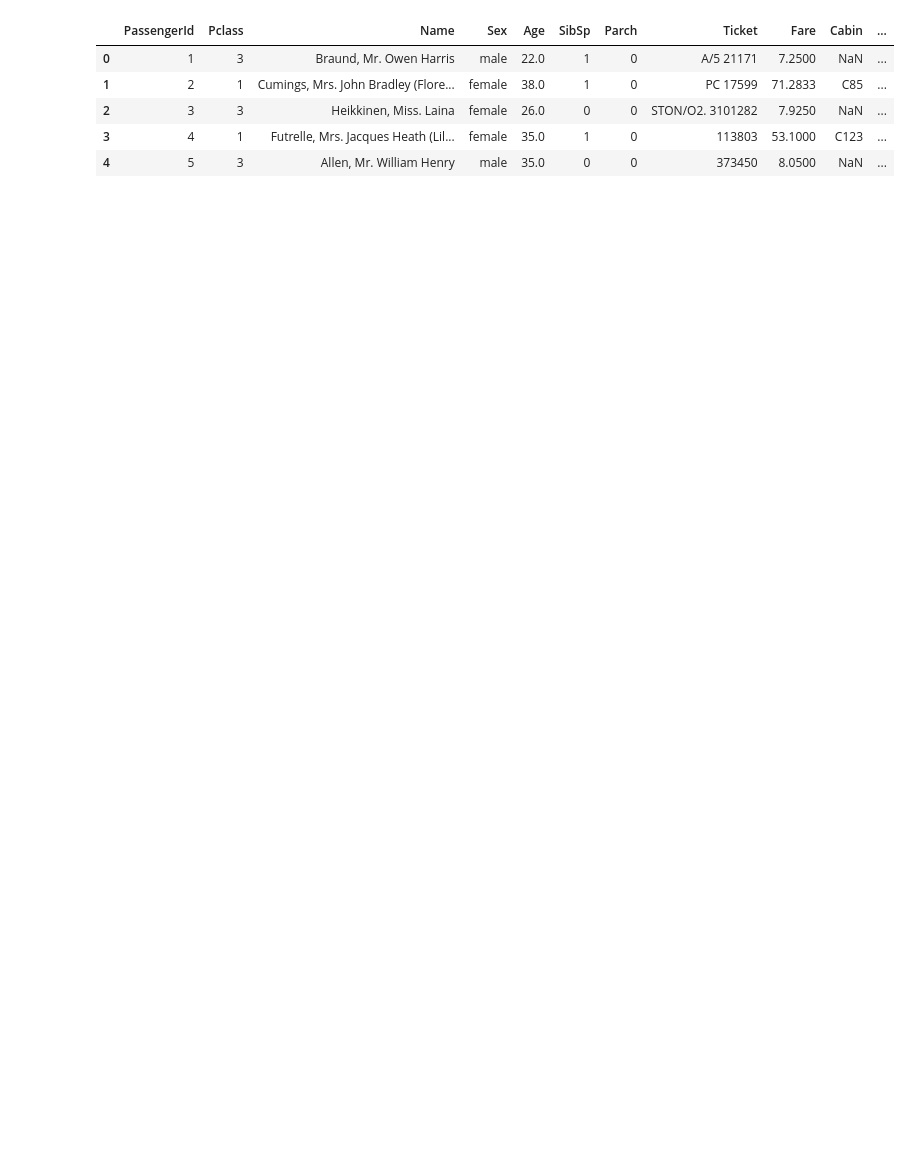
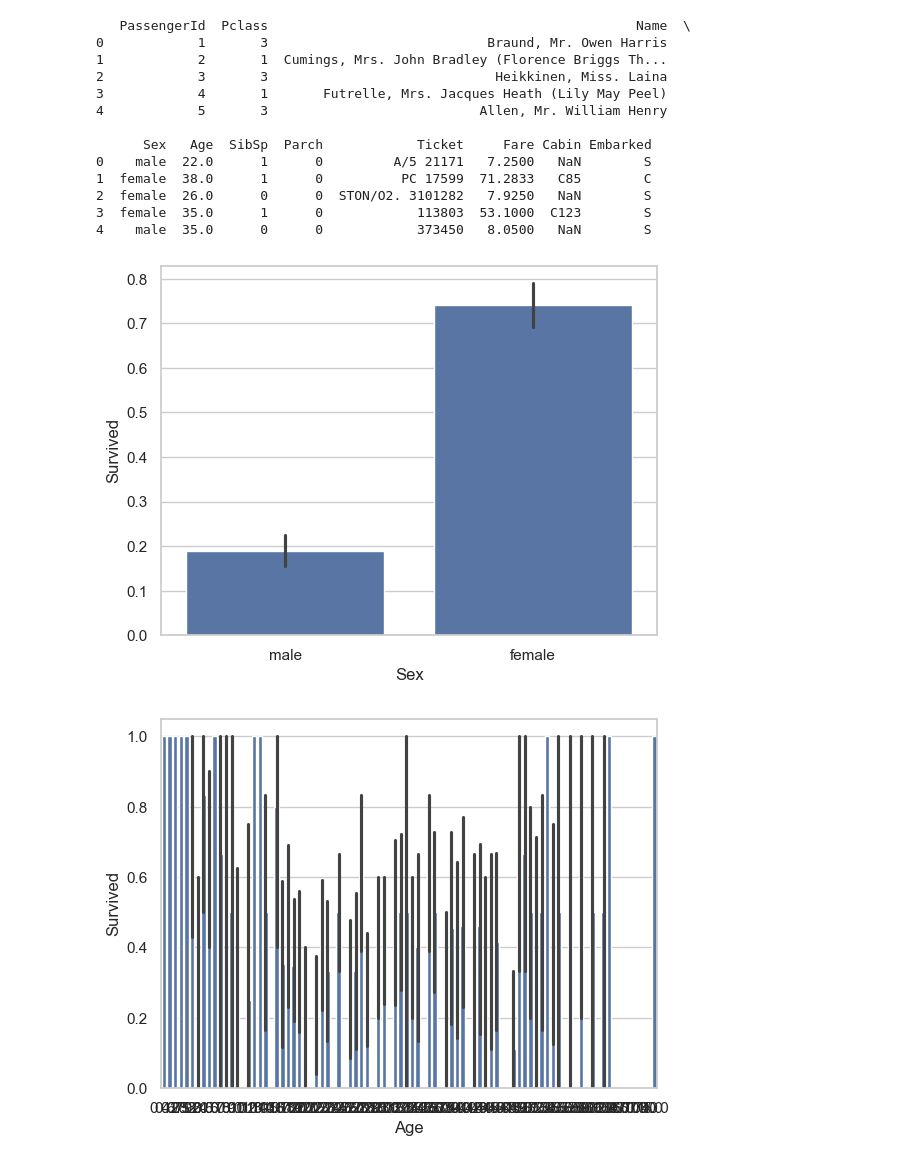
Before and after one commit to erj2231/notebooks-on-ml, a Jupyter notebook: TITANIC/TITANIC.ipynb, the cells around one changed output. Drawn from its saved outputs; the diff is of its cells as text; code cells hidden in the pictures; blank space fills up the shorter version.

```diff
--- a/TITANIC/TITANIC.ipynb
+++ b/TITANIC/TITANIC.ipynb
@@ -1,15 +1,38 @@
 # %%
 import pandas as pd
 import pathlib as path
+import matplotlib as plt
+import seaborn as sns
 path = r'C:\Users\user\Documents\GitHub\Notebooks-on-ml\TITANIC\Data\train.csv'
 df = pd.read_csv(path)
 
 train, test = df.drop(columns=['Survived']), df.Survived
-train.head()
+print(train.head())
+
+sns.barplot(x='Sex', y='Survived', data=df)
+plt.pyplot.show()
+
+sns.barplot(x='Age', y='Survived', data=df)
+plt.pyplot.show()
+
+sns.countplot(x='Pclass', hue='Survived', data=df)
+plt.pyplot.show()
+
+sns.countplot(x='Ticket', hue='Survived', data=df)
+plt.pyplot.show()
 # %% [output]
-|  | PassengerId | Pclass | Name | Sex | Age | SibSp | Parch | Ticket | Fare | Cabin | ... |
-| 0 | 1 | 3 | Braund, Mr. Owen Harris | male | 22.0 | 1 | 0 | A/5 21171 | 7.2500 | NaN | ... |
-| 1 | 2 | 1 | Cumings, Mrs. John Bradley (Flore... | female | 38.0 | 1 | 0 | PC 17599 | 71.2833 | C85 | ... |
-| 2 | 3 | 3 | Heikkinen, Miss. Laina | female | 26.0 | 0 | 0 | STON/O2. 3101282 | 7.9250 | NaN | ... |
-| 3 | 4 | 1 | Futrelle, Mrs. Jacques Heath (Lil... | female | 35.0 | 1 | 0 | 113803 | 53.1000 | C123 | ... |
-| 4 | 5 | 3 | Allen, Mr. William Henry | male | 35.0 | 0 | 0 | 373450 | 8.0500 | NaN | ... |
+   PassengerId  Pclass                                               Name  \
+0            1       3                            Braund, Mr. Owen Harris
+1            2       1  Cumings, Mrs. John Bradley (Florence Briggs Th...
+2            3       3                             Heikkinen, Miss. Laina
+3            4       1       Futrelle, Mrs. Jacques Heath (Lily May Peel)
+4            5       3                           Allen, Mr. William Henry
+
+      Sex   Age  SibSp  Parch            Ticket     Fare Cabin Embarked
+0    male  22.0      1      0         A/5 21171   7.2500   NaN        S
+1  female  38.0      1      0          PC 17599  71.2833   C85        C
+2  female  26.0      0      0  STON/O2. 3101282   7.9250   NaN        S
+3  female  35.0      1      0            113803  53.1000  C123        S
+4    male  35.0      0      0            373450   8.0500   NaN        S
+[figure, added]
+[figure, added]
```
Also changed, not shown: parts of 2 cells of this notebook.
